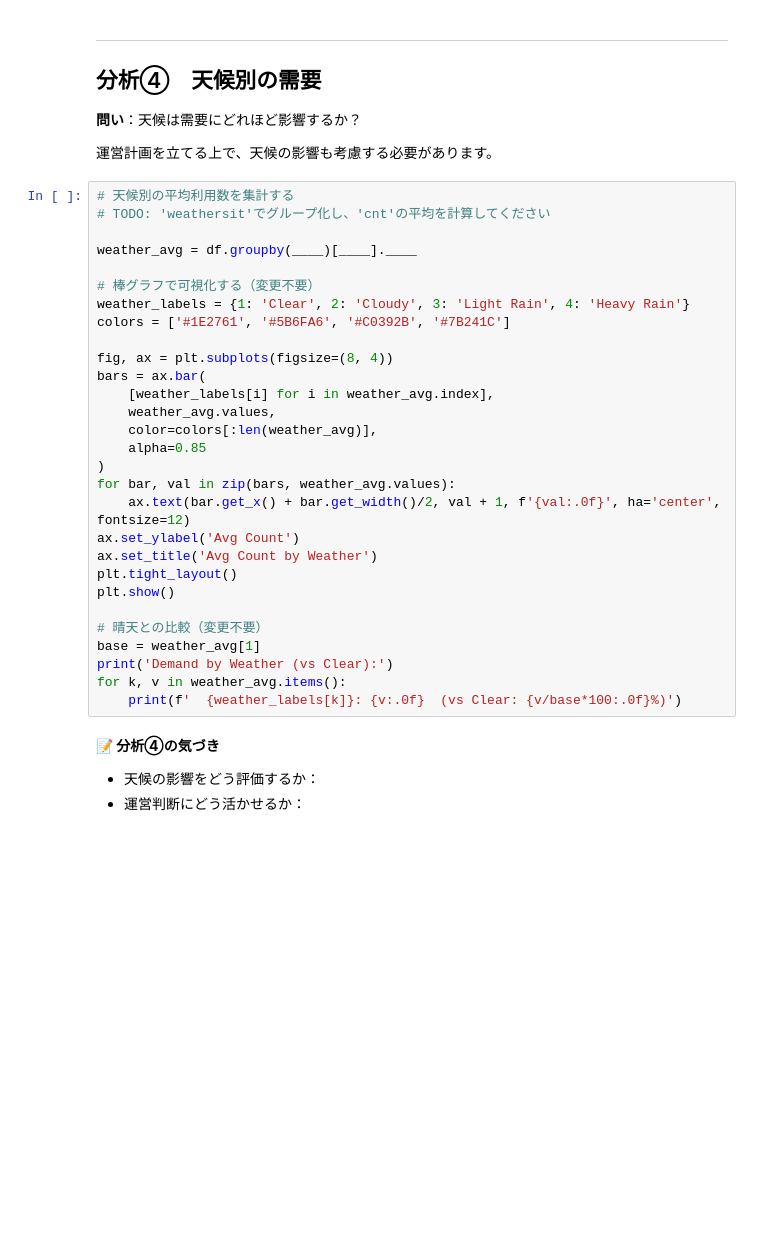
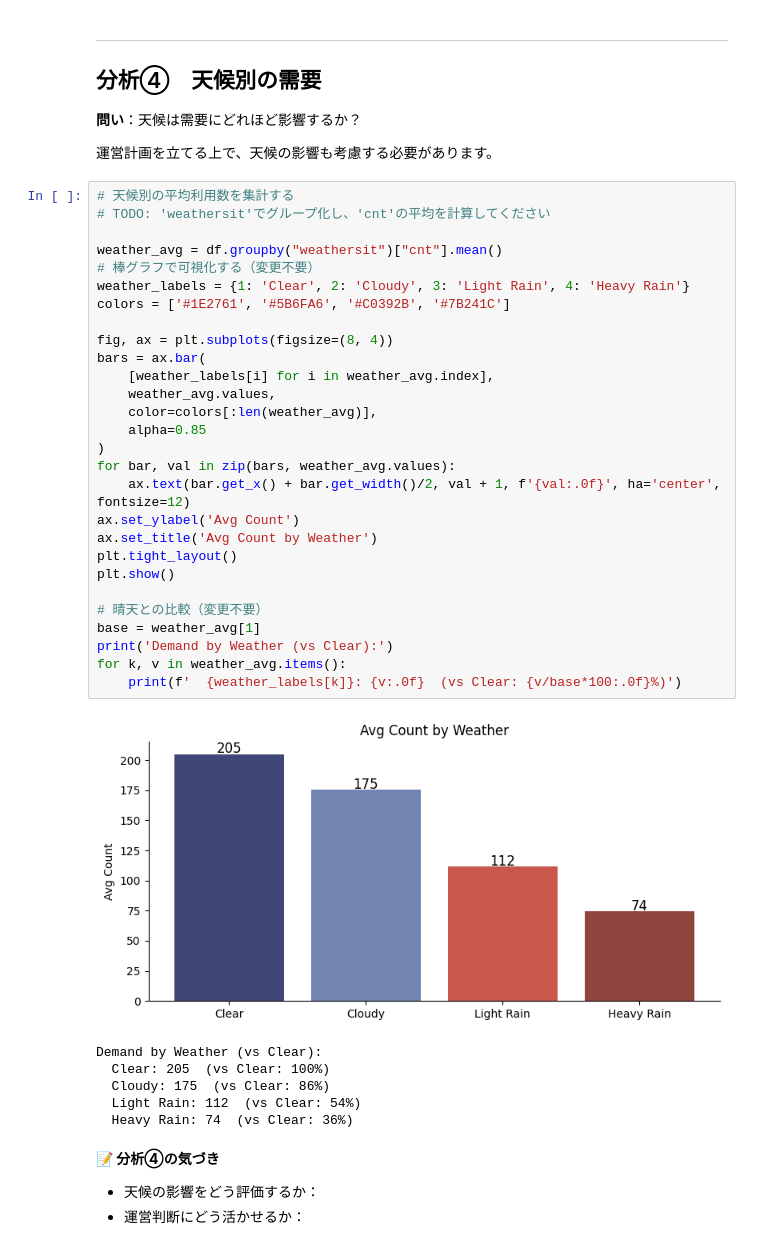
Before and after one commit to yukih1219/lecture-data-science, a Jupyter notebook: lecture01/lecture1_notebook_v3.ipynb, the cells around one changed output. Saved outputs shown, nothing was run; the diff lists cells and outputs as text; blank space fills up the shorter version.

```diff
--- a/lecture01/lecture1_notebook_v3.ipynb
+++ b/lecture01/lecture1_notebook_v3.ipynb
@@ -338,32 +357,38 @@ print(df_holiday.groupby('hr')[['registered', 'casual']].mean().loc[[10, 11, 12,
 # %%
 # 天候別の平均利用数を集計する
 # TODO: 'weathersit'でグループ化し、'cnt'の平均を計算してください
 
-weather_avg = df.groupby(____)[____].____
-
+weather_avg = df.groupby("weathersit")["cnt"].mean()
 # 棒グラフで可視化する（変更不要）
 weather_labels = {1: 'Clear', 2: 'Cloudy', 3: 'Light Rain', 4: 'Heavy Rain'}
 colors = ['#1E2761', '#5B6FA6', '#C0392B', '#7B241C']
 
 fig, ax = plt.subplots(figsize=(8, 4))
 bars = ax.bar(
     [weather_labels[i] for i in weather_avg.index],
     weather_avg.values,
     color=colors[:len(weather_avg)],
     alpha=0.85
 )
 for bar, val in zip(bars, weather_avg.values):
     ax.text(bar.get_x() + bar.get_width()/2, val + 1, f'{val:.0f}', ha='center', fontsize=12)
 ax.set_ylabel('Avg Count')
 ax.set_title('Avg Count by Weather')
 plt.tight_layout()
 plt.show()
 
 # 晴天との比較（変更不要）
 base = weather_avg[1]
 print('Demand by Weather (vs Clear):')
 for k, v in weather_avg.items():
     print(f'  {weather_labels[k]}: {v:.0f}  (vs Clear: {v/base*100:.0f}%)')
+# %% [output]
+[figure, added]
+Demand by Weather (vs Clear):
+  Clear: 205  (vs Clear: 100%)
+  Cloudy: 175  (vs Clear: 86%)
+  Light Rain: 112  (vs Clear: 54%)
+  Heavy Rain: 74  (vs Clear: 36%)
 # %% [markdown]
 **📝 分析④の気づき**
 
```
Also changed, not shown: parts of 2 cells of this notebook.
